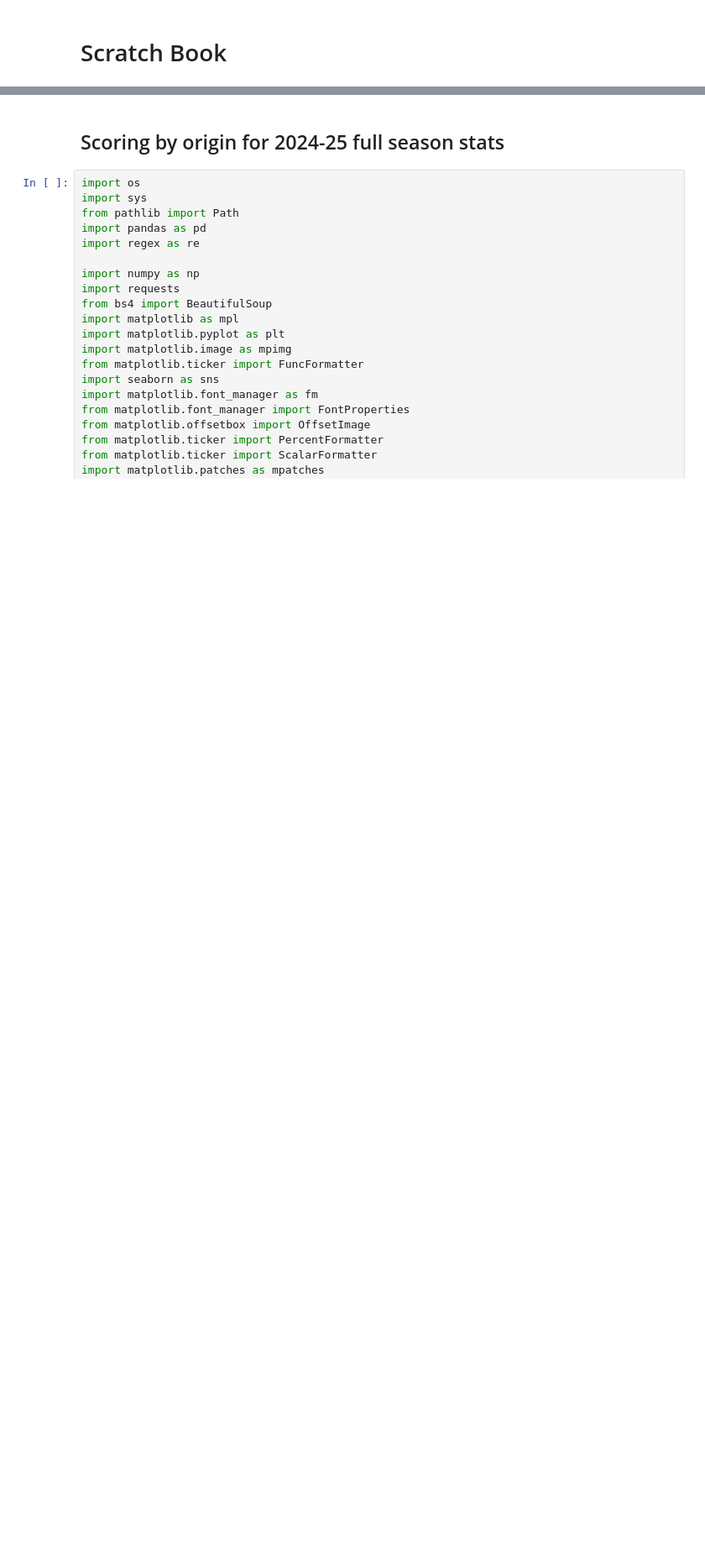
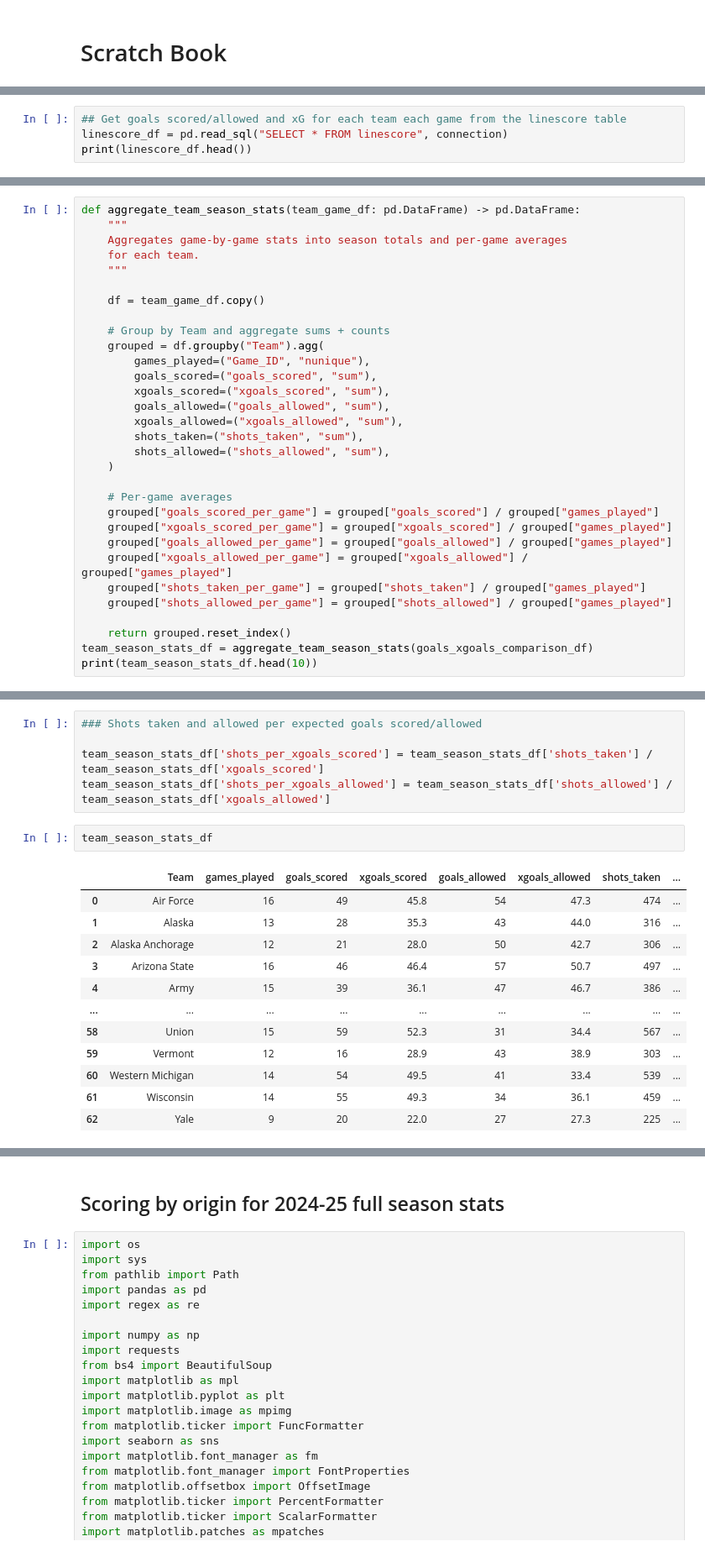
Before and after one commit to JSmith1826/college_hockey_2526, a Jupyter notebook: workbook/scratch_book.ipynb, the cells around one changed output, grey strips where cells are left out. Shown at 84% size. Cells and saved outputs as stored; diff of their text form; blank space fills up the shorter version.

Commit message:
added data trans for xG vs goals scored to scratch book, use for vizualization late

```diff
--- a/workbook/scratch_book.ipynb
+++ b/workbook/scratch_book.ipynb
@@ -2,0 +84,4 @@
+# %%
+## Get goals scored/allowed and xG for each team each game from the linescore table
+linescore_df = pd.read_sql("SELECT * FROM linescore", connection)
+print(linescore_df.head())
@@ -2,0 +182,31 @@
+# %%
+def aggregate_team_season_stats(team_game_df: pd.DataFrame) -> pd.DataFrame:
+    """
+    Aggregates game-by-game stats into season totals and per-game averages
+    for each team.
+    """
+
+    df = team_game_df.copy()
+
+    # Group by Team and aggregate sums + counts
+    grouped = df.groupby("Team").agg(
+        games_played=("Game_ID", "nunique"),
+        goals_scored=("goals_scored", "sum"),
+        xgoals_scored=("xgoals_scored", "sum"),
+        goals_allowed=("goals_allowed", "sum"),
+        xgoals_allowed=("xgoals_allowed", "sum"),
+        shots_taken=("shots_taken", "sum"),
+        shots_allowed=("shots_allowed", "sum"),
+    )
+
+    # Per-game averages
+    grouped["goals_scored_per_game"] = grouped["goals_scored"] / grouped["games_played"]
+    grouped["xgoals_scored_per_game"] = grouped["xgoals_scored"] / grouped["games_played"]
+    grouped["goals_allowed_per_game"] = grouped["goals_allowed"] / grouped["games_played"]
+    grouped["xgoals_allowed_per_game"] = grouped["xgoals_allowed"] / grouped["games_played"]
+    grouped["shots_taken_per_game"] = grouped["shots_taken"] / grouped["games_played"]
+    grouped["shots_allowed_per_game"] = grouped["shots_allowed"] / grouped["games_played"]
+
+    return grouped.reset_index()
+team_season_stats_df = aggregate_team_season_stats(goals_xgoals_comparison_df)
+print(team_season_stats_df.head(10))
@@ -2,0 +231,20 @@
+# %%
+### Shots taken and allowed per expected goals scored/allowed
+
+team_season_stats_df['shots_per_xgoals_scored'] = team_season_stats_df['shots_taken'] / team_season_stats_df['xgoals_scored']
+team_season_stats_df['shots_per_xgoals_allowed'] = team_season_stats_df['shots_allowed'] / team_season_stats_df['xgoals_allowed']
+# %%
+team_season_stats_df
+# %% [output]
+|  | Team | games_played | goals_scored | xgoals_scored | goals_allowed | xgoals_allowed | shots_taken | ... |
+| 0 | Air Force | 16 | 49 | 45.8 | 54 | 47.3 | 474 | ... |
+| 1 | Alaska | 13 | 28 | 35.3 | 43 | 44.0 | 316 | ... |
+| 2 | Alaska Anchorage | 12 | 21 | 28.0 | 50 | 42.7 | 306 | ... |
+| 3 | Arizona State | 16 | 46 | 46.4 | 57 | 50.7 | 497 | ... |
+| 4 | Army | 15 | 39 | 36.1 | 47 | 46.7 | 386 | ... |
+| ... | ... | ... | ... | ... | ... | ... | ... | ... |
+| 58 | Union | 15 | 59 | 52.3 | 31 | 34.4 | 567 | ... |
+| 59 | Vermont | 12 | 16 | 28.9 | 43 | 38.9 | 303 | ... |
+| 60 | Western Michigan | 14 | 54 | 49.5 | 41 | 33.4 | 539 | ... |
+| 61 | Wisconsin | 14 | 55 | 49.3 | 34 | 36.1 | 459 | ... |
+| 62 | Yale | 9 | 20 | 22.0 | 27 | 27.3 | 225 | ... |
```
Also changed, not shown: parts of 18 cells of this notebook, 3 other files.
